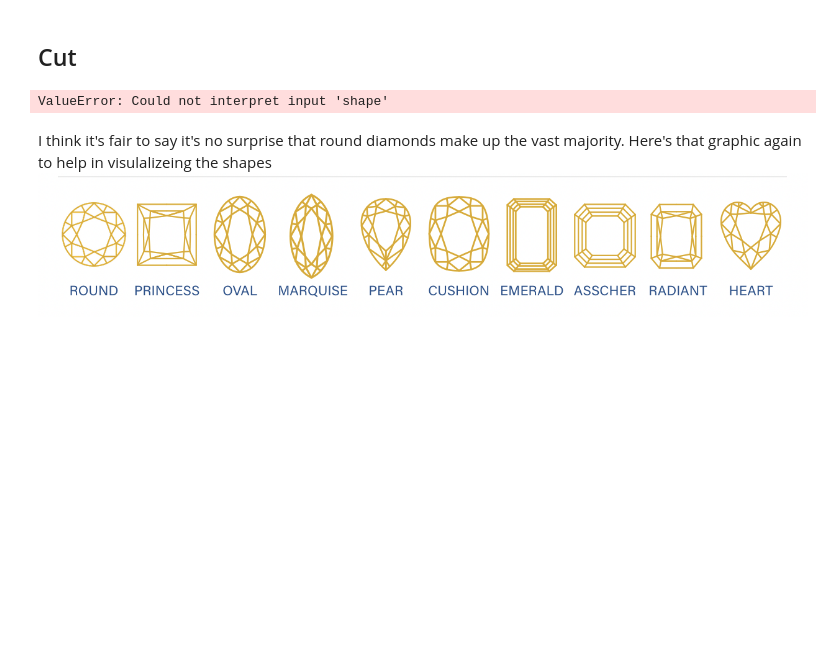
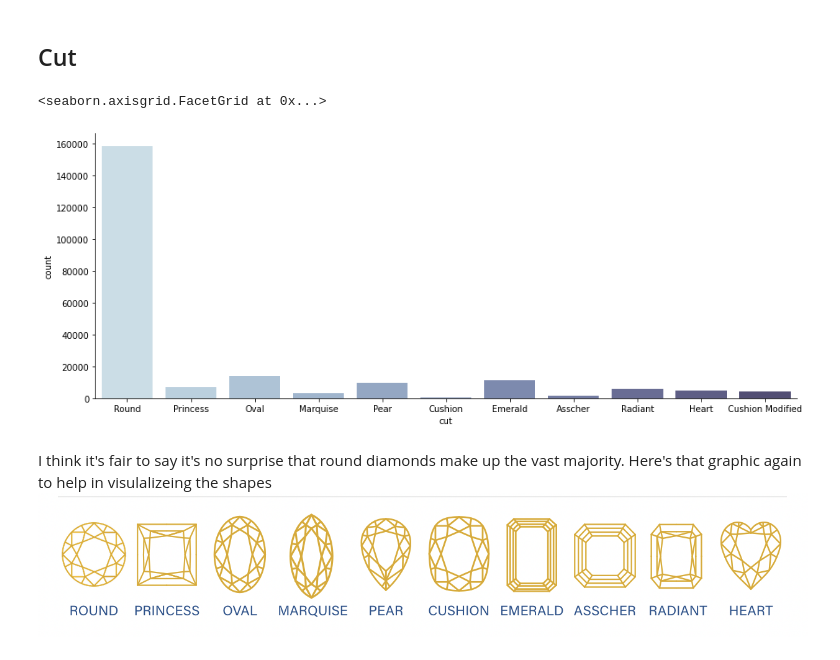
Before and after one commit to Little-PyProjects/Bees, a Jupyter notebook: Diamonds/notebooks/EDA.ipynb, the cells around one changed output. Saved outputs shown, nothing was run; the diff lists cells and outputs as text; code cells hidden in the pictures; blank space fills up the shorter version.

```diff
--- a/Diamonds/notebooks/EDA.ipynb
+++ b/Diamonds/notebooks/EDA.ipynb
@@ -159,12 +159,13 @@ Sticking with the Cut, Color, Clarity, and Caret Weight order above ...
 # %%
 sns.set_palette(palette="ch:s=.25,rot=-.25", n_colors=14)
 shapes = ['Round', 'Princess', 'Oval', 'Marquise', 'Pear', 'Cushion', 'Emerald', 'Asscher', 'Radiant', 'Heart', 'Cushion Modified']
 
-sns.catplot(x='shape', data=df, kind='count', order=shapes, aspect=2.5)
+sns.catplot(x='cut', data=df, kind='count', order=shapes, aspect=2.5)
 
 #df['shape'].value_counts()
 # %% [output]
-ValueError: Could not interpret input 'shape'
+<seaborn.axisgrid.FacetGrid at 0x...>
+[figure, added]
 # %% [markdown]
 I think it's fair to say it's no surprise that round diamonds make up the vast majority.
 Here's that graphic again to help in visulalizeing the shapes
```
Also changed, not shown: parts of 22 cells of this notebook.
